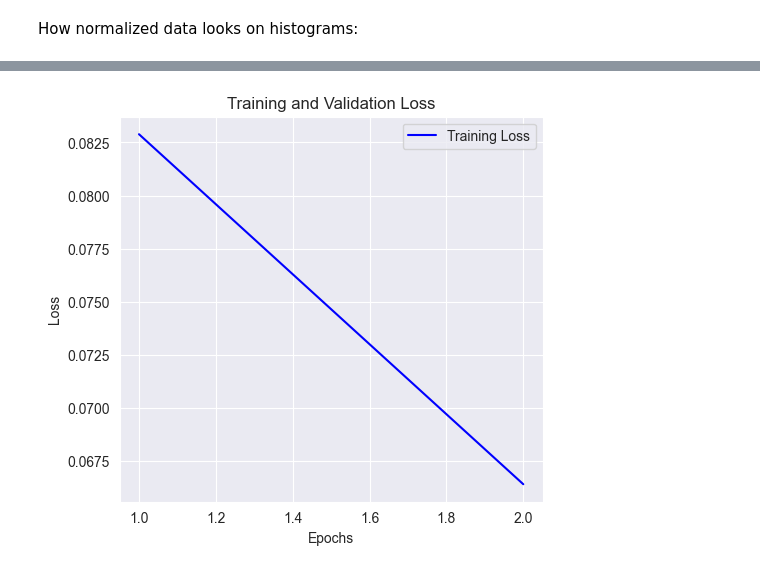
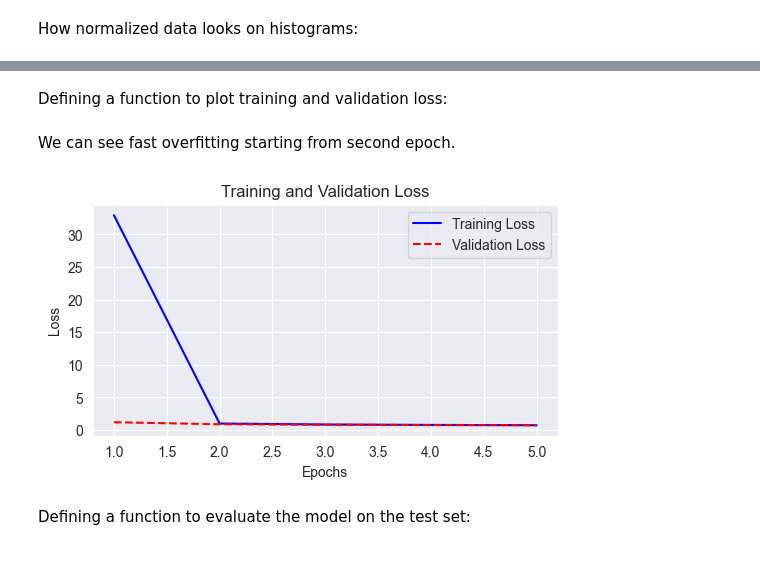
Before and after one commit to daniilstroievskyi/ZNEUS_Project, a Jupyter notebook: eda.ipynb, the cells around one changed output, grey strips where cells are left out. Saved outputs shown, nothing was run; the diff lists cells and outputs as text; code cells hidden in the pictures.

```diff
--- a/eda.ipynb
+++ b/eda.ipynb
@@ -208,4 +193 @@ Splitting dataset into 2 parts: training(85%), and test(15%):
-# %%
-from sklearn.model_selection import train_test_split
-x_train, x_test, y_train, y_test = train_test_split(X_norm, y_norm, test_size=0.15, random_state=4)
 # %% [markdown]
@@ -225,8 +206,8 @@ model.compile(optimizer=Adam(learning_rate=0.001), loss="mse", metrics=["mae"])
 # %%
-history = model.fit(
+history0 = model0.fit(
     X_train, y_train,
     validation_split=0.1,
-    epochs=2,
+    epochs=5,
     batch_size=32,
     verbose=1
 )
@@ -238,21 +225,25 @@ Epoch 2/2
-# %%
-# Достаем историю обучения
-loss = history.history['loss']
-val_loss = history.history.get('val_loss')
-mae = history.history.get('mae')
-val_mae = history.history.get('val_mae')
-
-epochs = range(1, len(loss) + 1)
-
-# График функции потерь
-plt.figure(figsize=(12,5))
-
-plt.subplot(1,2,1)
-plt.plot(epochs, loss, 'b-', label='Training Loss')
-plt.title('Training and Validation Loss')
-plt.xlabel('Epochs')
-plt.ylabel('Loss')
-plt.legend()
-plt.show()
-# %% [output]
-[figure, removed]
+# %% [markdown]
+Defining a function to plot training and validation loss:
+# %%
+def plot_loss(history):
+    loss = history.history['loss']
+    val_loss = history.history['val_loss']
+
+    epochs = range(1, len(loss) + 1)
+
+    plt.figure(figsize=(6,3))
+    plt.plot(epochs, loss, 'b-', label='Training Loss')
+    plt.plot(epochs, val_loss, 'r--', label='Validation Loss')
+    plt.title('Training and Validation Loss')
+    plt.xlabel('Epochs')
+    plt.ylabel('Loss')
+    plt.legend()
+    plt.show()
+# %% [markdown]
+We can see fast overfitting starting from second epoch.
+# %%
+plot_loss(history0)
+# %% [output]
+[figure, added]
+# %% [markdown]
+Defining a function to evaluate the model on the test set:
```
Also changed, not shown: parts of 18 cells of this notebook.
